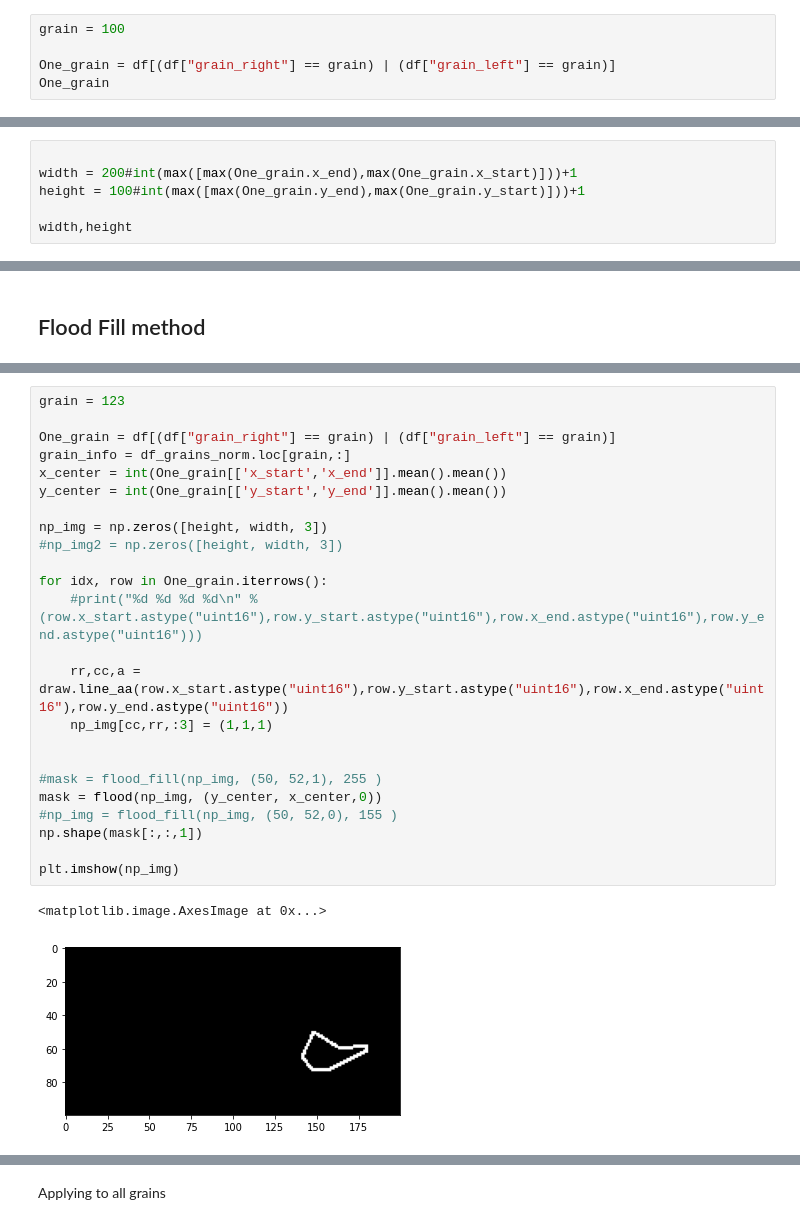
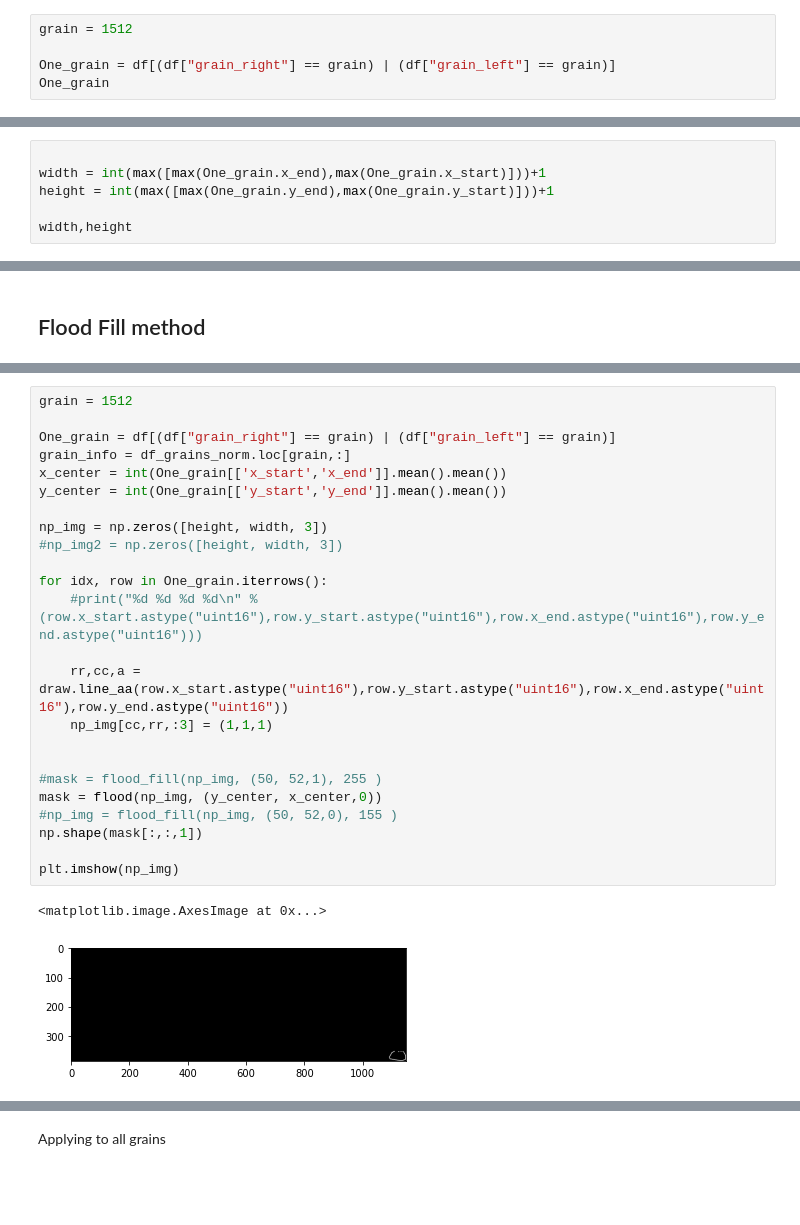
Before and after one commit to bruno-manoel-dbki/tantalum, a Jupyter notebook: source/Grain selection.ipynb, the cells around one changed output, grey strips where cells are left out. Saved outputs shown, nothing was run; the diff lists cells and outputs as text; blank space fills up the shorter version.

Commit message:
Flood individual grains. Bug: ovellaping colors in not closed grains

```diff
--- a/source/Grain selection.ipynb
+++ b/source/Grain selection.ipynb
@@ -163,7 +163,7 @@ dtype: int64
 # %%
 df_grains_norm = (df_grains - df_grains.min()) / (df_grains.max() - df_grains.min())
 # %%
-grain = 100
+grain = 1512
 
 One_grain = df[(df["grain_right"] == grain) | (df["grain_left"] == grain)]
 One_grain
@@ -192,7 +197,7 @@ Name: 100.0, dtype: float64
 # %%
 
-width = 200#int(max([max(One_grain.x_end),max(One_grain.x_start)]))+1
-height = 100#int(max([max(One_grain.y_end),max(One_grain.y_start)]))+1
+width = int(max([max(One_grain.x_end),max(One_grain.x_start)]))+1
+height = int(max([max(One_grain.y_end),max(One_grain.y_start)]))+1
 
 width,height
 # %% [output]
@@ -254,29 +264,29 @@ plt.imshow(np_img2)
 # %%
-grain = 123
+grain = 1512
 
 One_grain = df[(df["grain_right"] == grain) | (df["grain_left"] == grain)]
 grain_info = df_grains_norm.loc[grain,:]
 x_center = int(One_grain[['x_start','x_end']].mean().mean())
 y_center = int(One_grain[['y_start','y_end']].mean().mean())
 
 np_img = np.zeros([height, width, 3])
 #np_img2 = np.zeros([height, width, 3])
 
 for idx, row in One_grain.iterrows():
     #print("%d %d %d %d\n" %(row.x_start.astype("uint16"),row.y_start.astype("uint16"),row.x_end.astype("uint16"),row.y_end.astype("uint16")))
 
     rr,cc,a = draw.line_aa(row.x_start.astype("uint16"),row.y_start.astype("uint16"),row.x_end.astype("uint16"),row.y_end.astype("uint16"))
     np_img[cc,rr,:3] = (1,1,1)
 
 
 #mask = flood_fill(np_img, (50, 52,1), 255 )
 mask = flood(np_img, (y_center, x_center,0))
 #np_img = flood_fill(np_img, (50, 52,0), 155 )
 np.shape(mask[:,:,1])
 
 plt.imshow(np_img)
 # %% [output]
 <matplotlib.image.AxesImage at 0x...>
-[figure, old version]
+[figure, new version]
 # %%
 phi1,Phi,phi2 = grain_info[["right_phi1","right_PHI","right_phi2"]]
```
Also changed, not shown: parts of 33 cells of this notebook.
